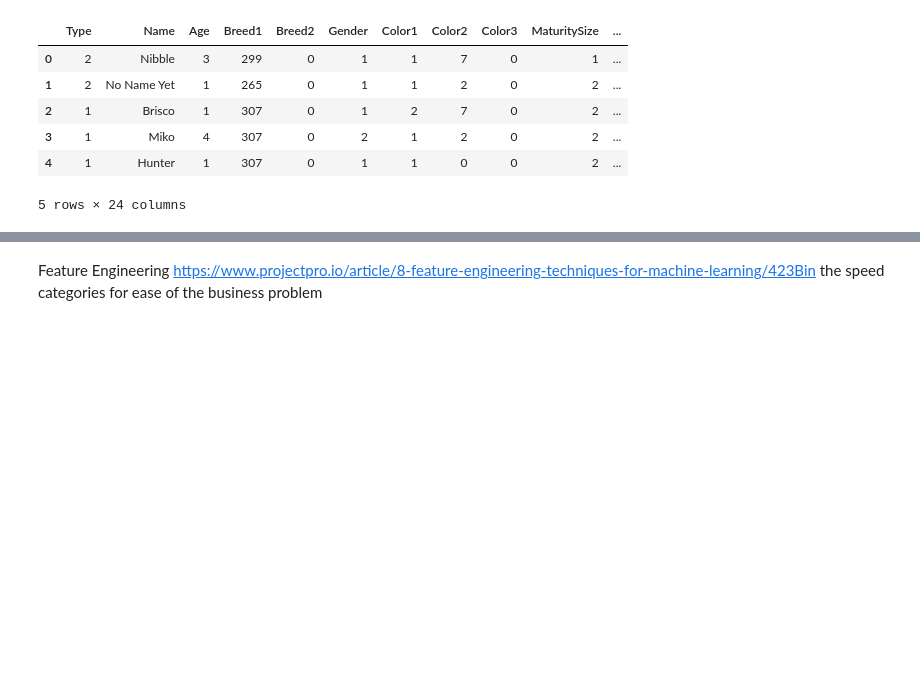
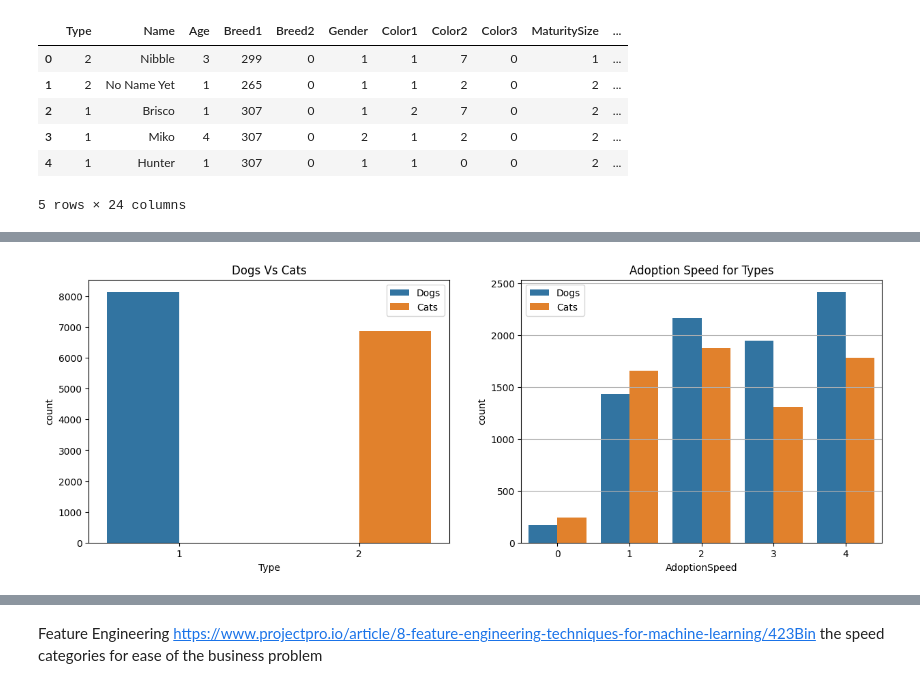
Before and after one commit to Dmvinedata/Capstone, a Jupyter notebook: notebook_capstone.ipynb, the cells around one changed output, grey strips where cells are left out. Cells and saved outputs as stored; diff of their text form; code cells hidden in the pictures; blank space fills up the shorter version.

```diff
--- a/notebook_capstone.ipynb
+++ b/notebook_capstone.ipynb
@@ -384,0 +595,14 @@ train_df.head()
+# %%
+#Plot Cats versus dogs and adoption
+fig,ax = plt.subplots(1,2,figsize =(15,5))
+
+sns.countplot(x = "Type",hue = "Type", data = train_df, ax =ax[0])
+ax[0].set_title("Dogs Vs Cats")
+ax[0].legend(["Dogs","Cats"])
+
+cplot = sns.countplot(x = "AdoptionSpeed",hue = "Type", data = train_df, ax =ax[1])
+ax[1].set_title("Adoption Speed for Types")
+ax[1].legend(["Dogs","Cats"])
+ax[1].grid(which ="both", axis = "y")
+# %% [output]
+[figure, added]
```
Also changed, not shown: parts of 115 cells of this notebook.
